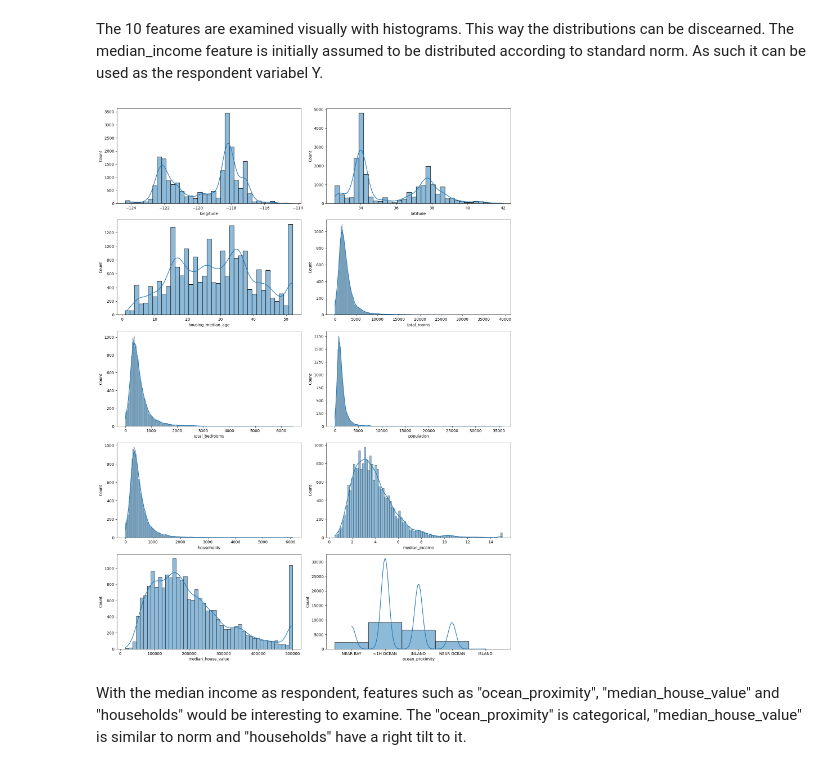
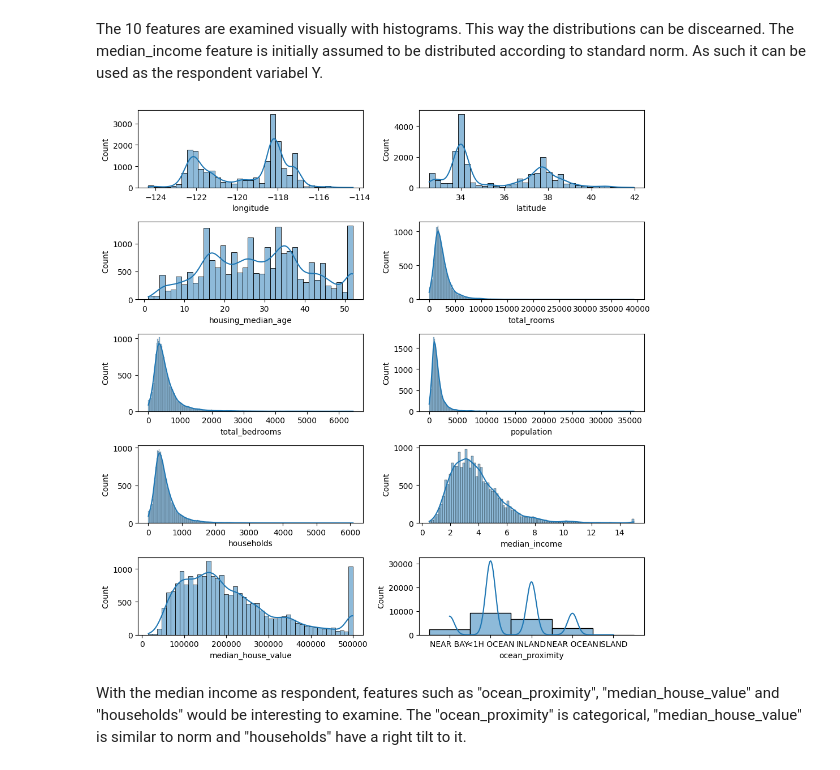
Before and after one commit to VilmaLL/Statistical_Methods-VILMA-LINDROTH, a Jupyter notebook: Assignments/Statistical_Methods_Assignment.ipynb, the cells around one changed output. Cells and saved outputs as stored; diff of their text form; code cells hidden in the pictures.

```diff
--- a/Assignments/Statistical_Methods_Assignment.ipynb
+++ b/Assignments/Statistical_Methods_Assignment.ipynb
@@ -11,7 +11,7 @@ from LinearRegressionCustom import LinearRegression
 The csv-document is read with pandas and examined with .info()
 The file contains 10 features, of which one is categorical, 20640 entries with some nulls in one of the features.
 # %%
-df = pd.read_csv("C:\\Users\\vilma\\Statistik\\housing.csv")
+df = pd.read_csv("housing.csv")
 df.info()
 # %% [output]
 <class 'pandas.core.frame.DataFrame'>
@@ -35,15 +35,15 @@ memory usage: 1.6+ MB
 The 10 features are examined visually with histograms. This way the distributions can be discearned.
 The median_income feature is initially assumed to be distributed according to standard norm. As such it can be used as the respondent variabel Y.
 # %%
-fig, axes = plt.subplots(5, 2, figsize=(15, 20))
+fig, axes = plt.subplots(5, 2, figsize=(10, 10))
 axes = axes.flatten()
 
 for i, col in enumerate(df.columns[0:10]):
     sns.histplot(df[col], kde=True, ax=axes[i])
 plt.tight_layout()
 plt.show()
 # %% [output]
-[figure, old version]
+[figure, new version]
 # %% [markdown]
 With the median income as respondent, features such as "ocean_proximity", "median_house_value" and "households" would be interesting to examine.
 The "ocean_proximity" is categorical, "median_house_value" is similar to norm and "households" have a right tilt to it.
```
Also changed, not shown: parts of 19 cells of this notebook, 7 other files.
